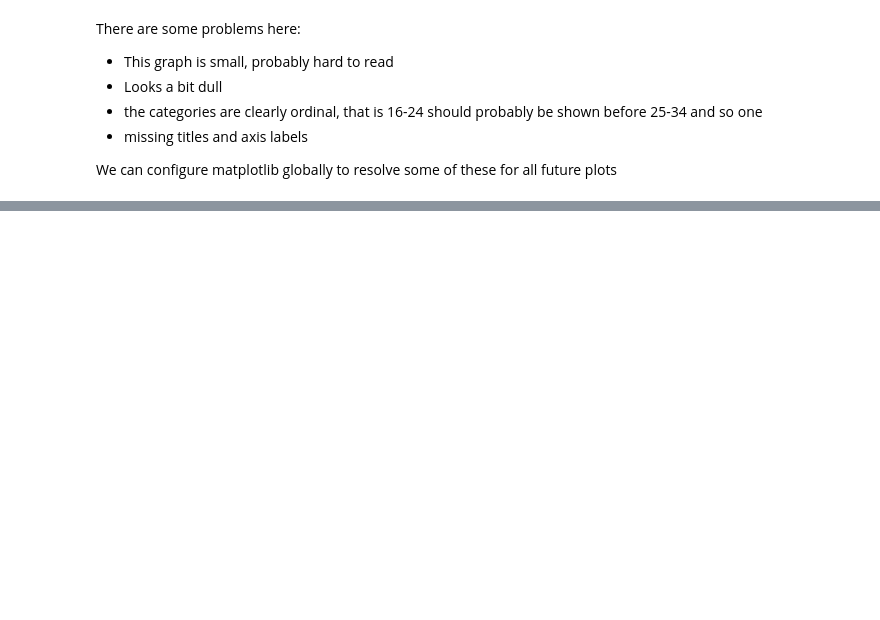
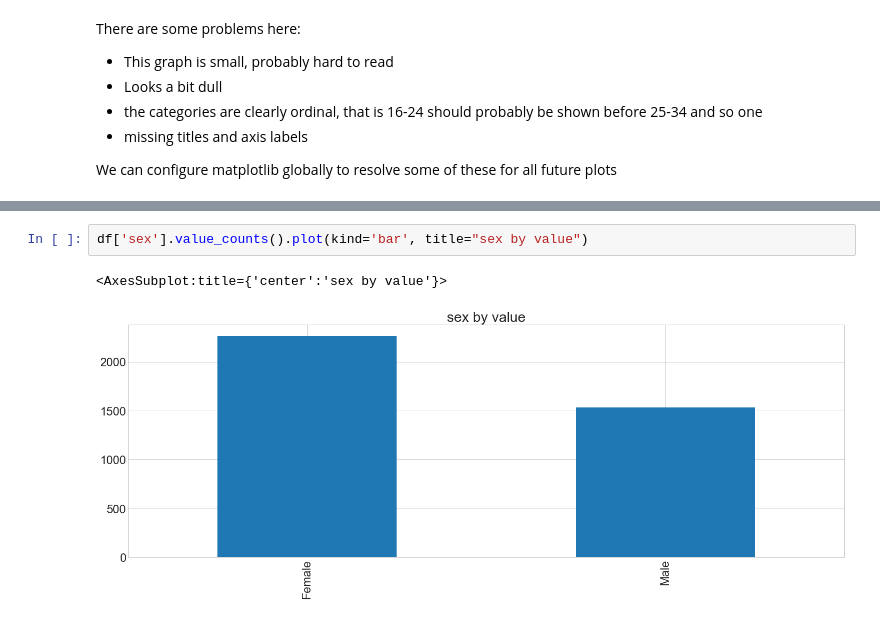
Before and after one commit to UKDataServiceOpen/Synthetic-Data, a Jupyter notebook: code-demo/CodeDemo.ipynb, the cells around one changed output, grey strips where cells are left out. Saved outputs shown, nothing was run; the diff lists cells and outputs as text; blank space fills up the shorter version.

```diff
--- a/code-demo/CodeDemo.ipynb
+++ b/code-demo/CodeDemo.ipynb
@@ -232,0 +290,5 @@ df.age_group.value_counts().plot(kind='bar')
+# %%
+df['sex'].value_counts().plot(kind='bar', title="sex by value")
+# %% [output]
+<AxesSubplot:title={'center':'sex by value'}>
+[figure, added]
```
Also changed, not shown: parts of 45 cells of this notebook, 1 other file.
